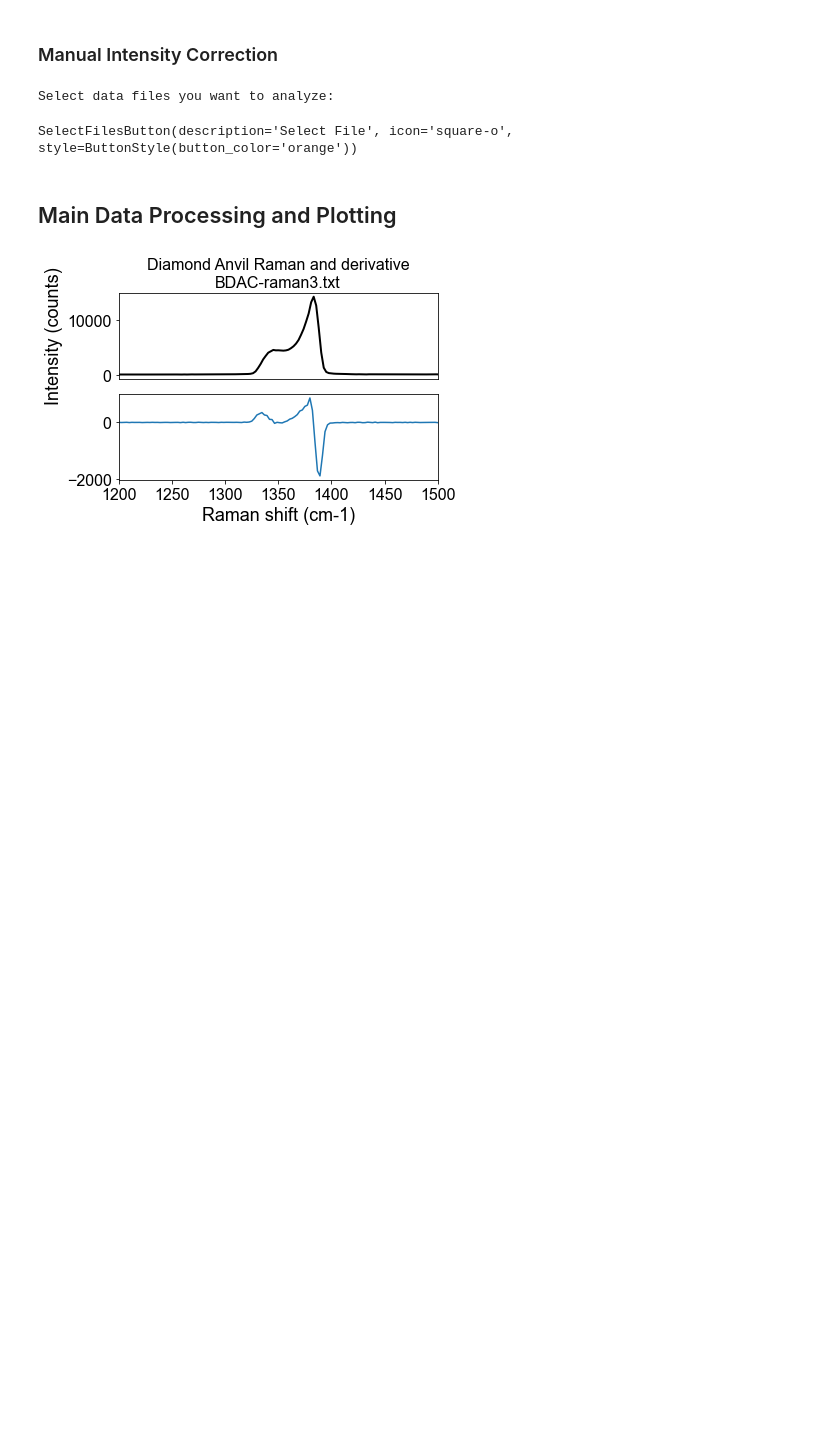
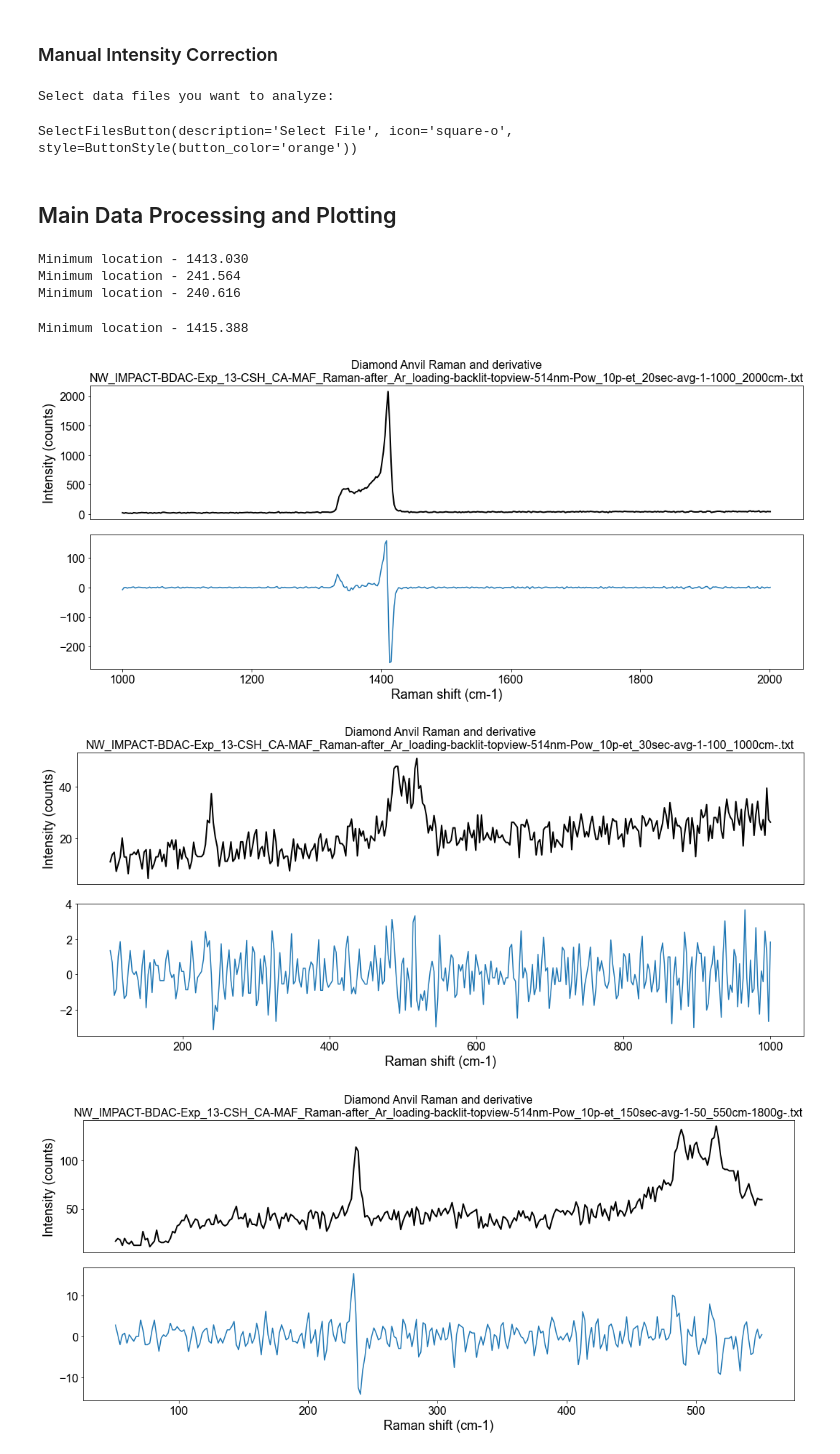
Before and after one commit to professorchaman/General-Data-Analysis, a Jupyter notebook: General Plotting and Data Analysis - CG_02182023.ipynb, the cells around one changed output. Cells and saved outputs as stored; diff of their text form; code cells hidden in the pictures; blank space fills up the shorter version.

```diff
--- a/General Plotting and Data Analysis - CG_02182023.ipynb
+++ b/General Plotting and Data Analysis - CG_02182023.ipynb
@@ -289,36 +290,44 @@ for i in tqdm(range(0, len(fdata))):
 
         ax1.plot(x_val, y_per,label=tail_i,color='k',lw=2, ls='-') # Code line to plot the curves
 
     # General plot properties are set below
 
     ax1.set_title('Diamond Anvil Raman and derivative\n'+tail_i)
     # ax1.set_xlabel(x_label)
     ax1.set_ylabel('Intensity (counts)')
-    ax1.set_xlim(1200,1500)
+    # ax1.set_xlim(1200,1500)
     #ax1.set_ylim()
     ax1.set_xticks([])
     #ax1.set_yticks([])
     #ax1.tick_params(axis='y',which='both',left='off',labelleft='off')
 
     #ax1.legend(bbox_to_anchor=(1, 1),title='Peak Positions')
 
     # Add a secondary x-axis
     #secax = ax1.secondary_xaxis('top', functions=(nm2ram(xval,laser_source), ram2nm(xval,laser_source)))
     #secax.set_xlabel('Raman shift (cm$^{-1}$)')
     ax2 = fig1.add_subplot(212)
 
     file2 = tail_i[:-4] + '-diff.dat'
-    f2x_data, f2y_data = DataReader(file_name=os.path.join(head_i,file2)).read_file()
-
+    f2y_data = np.gradient(y_per, x_val, edge_order=2)
+    f2x_data = x_val
+    # f2x_data, f2y_data = DataReader(file_name=os.path.join(head_i,file2)).read_file()
+    print('Minimum location - %.3f'%f2x_data[np.argmin(f2y_data)])
     ax2.plot(f2x_data,f2y_data)
-    ax2.set_xlim(1200,1500)
+    # ax2.set_xlim(1200,1500)
     ax2.set_xlabel('Raman shift (cm-1)')
 
 
     if do_mfv_calc == 'y': plot_meanf_data(laser_Pow, meanf_df, ax2, plot_title='Put your title here')
 
     fig1.tight_layout()
     # plt.show()
-    plt.savefig(os.path.join(head_i,tail_i+"image.png"),dpi=300)
+    # plt.savefig(os.path.join(head_i,tail_i+"image.png"),dpi=300)
 # %% [output]
+Minimum location - 1413.030
+Minimum location - 241.564
+Minimum location - 240.616
+Minimum location - 1415.388
-[figure, old version]
+[figure, new version]
+[figure, added]
+[figure, added]
```
Also changed, not shown: parts of 2 cells of this notebook.
